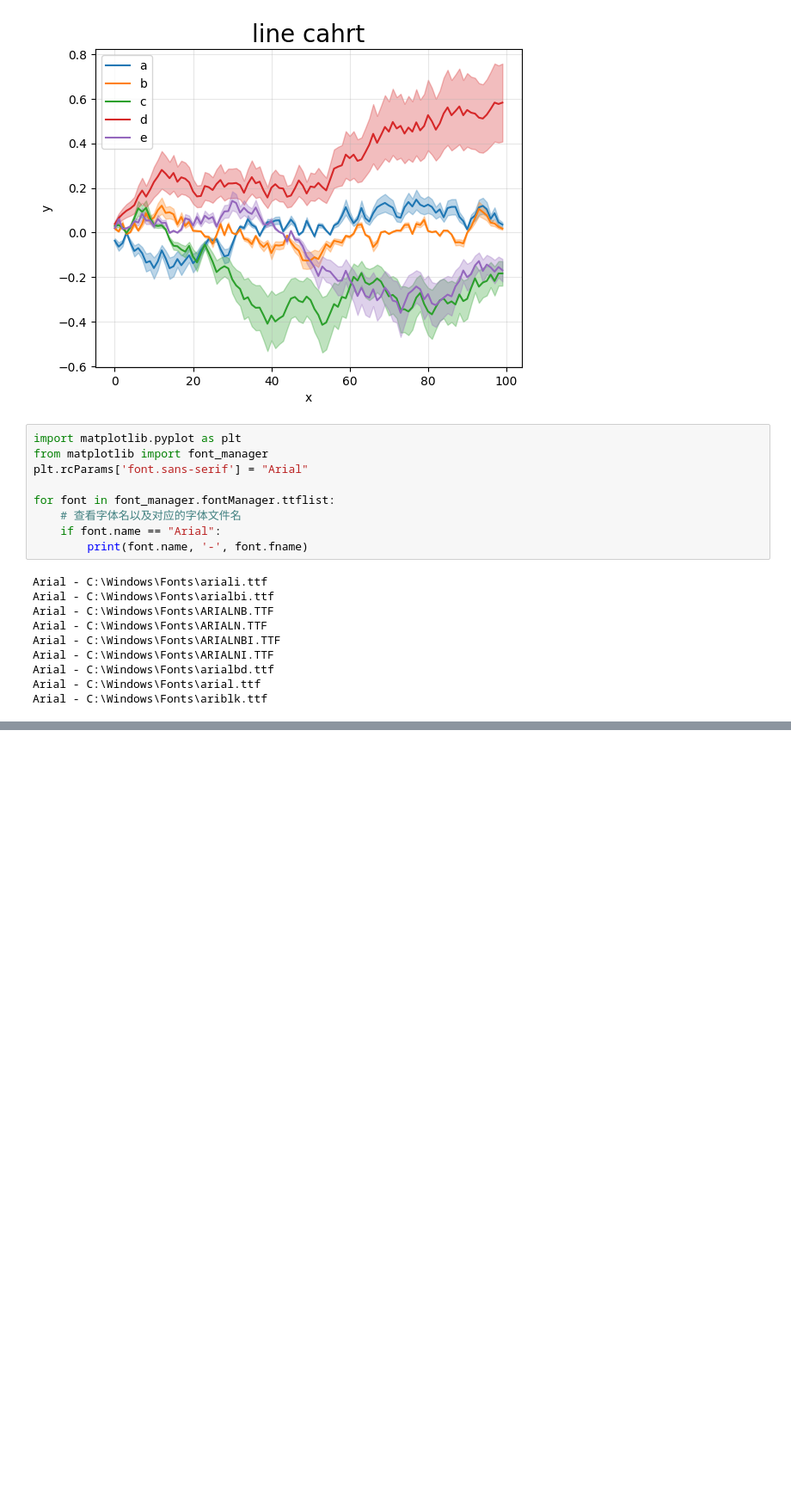
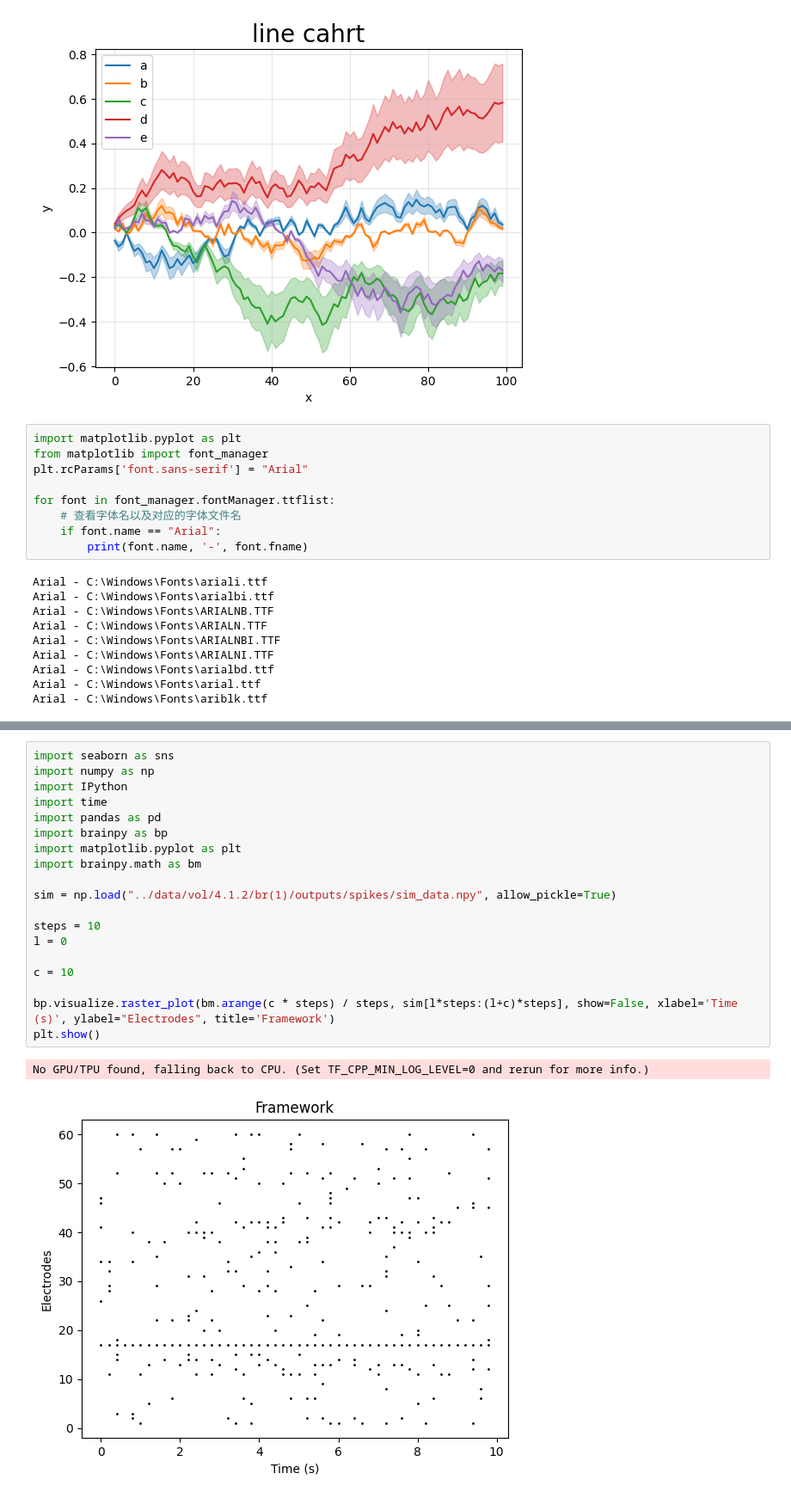
Before and after one commit to getsum-zero/Virtual-INTM, a Jupyter notebook: script/test.ipynb, the cells around one changed output, grey strips where cells are left out. Shown: that part at 86% size. Drawn from its saved outputs; the diff is of its cells as text; blank space fills up the shorter version.

```diff
--- a/script/test.ipynb
+++ b/script/test.ipynb
@@ -227 +243,23 @@ for i in range(sim.shape[1]):
 KeyboardInterrupt:
+# %%
+import seaborn as sns
+import numpy as np
+import IPython
+import time
+import pandas as pd
+import brainpy as bp
+import matplotlib.pyplot as plt
+import brainpy.math as bm
+
+sim = np.load("../data/vol/4.1.2/br(1)/outputs/spikes/sim_data.npy", allow_pickle=True)
+
+steps = 10
+l = 0
+
+c = 10
+
+bp.visualize.raster_plot(bm.arange(c * steps) / steps, sim[l*steps:(l+c)*steps], show=False, xlabel='Time (s)', ylabel="Electrodes", title='Framework')
+plt.show()
+# %% [output]
+No GPU/TPU found, falling back to CPU. (Set TF_CPP_MIN_LOG_LEVEL=0 and rerun for more info.)
+[figure, added]
```
Also changed, not shown: parts of 2 cells of this notebook, 3 other files.
